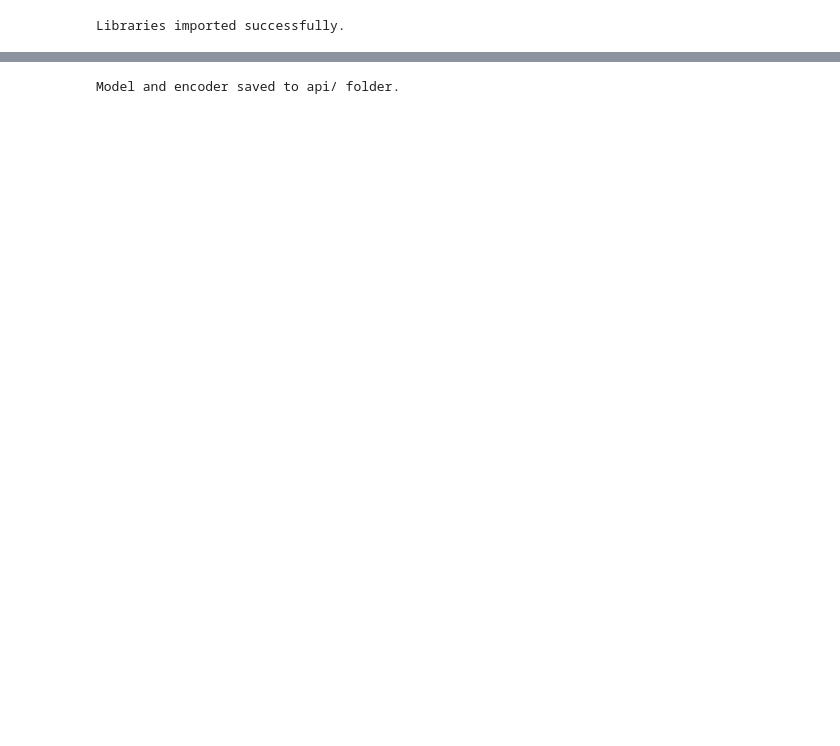
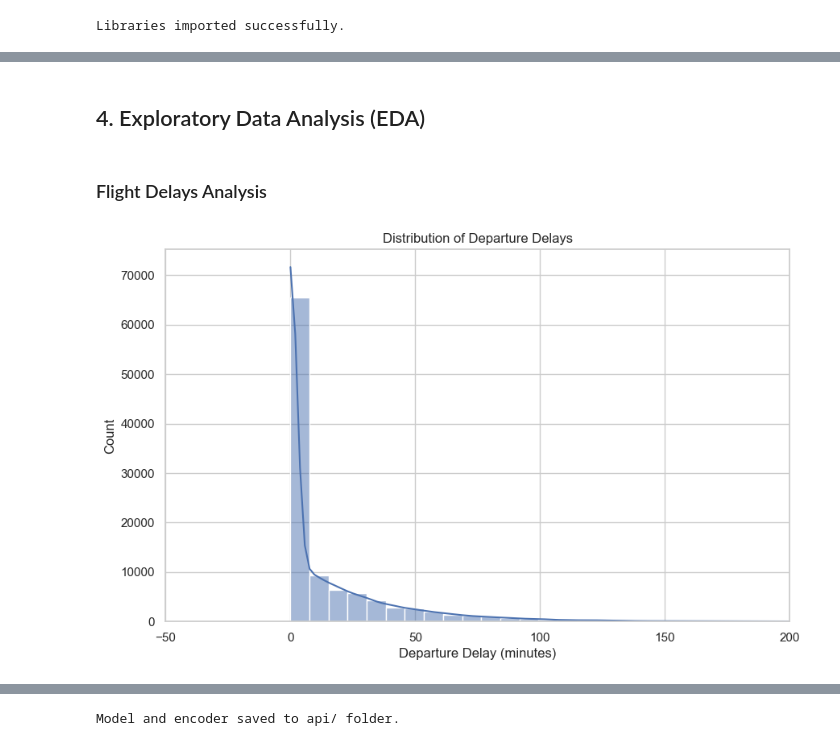
Before and after one commit to Jywong-03/FYP_NeuraSky, a Jupyter notebook: backend_neurasky/train_model.ipynb, the cells around one changed output, grey strips where cells are left out. Saved outputs shown, nothing was run; the diff lists cells and outputs as text; code cells hidden in the pictures; blank space fills up the shorter version.

```diff
--- a/backend_neurasky/train_model.ipynb
+++ b/backend_neurasky/train_model.ipynb
@@ -1,11 +3,19 @@
 # %%
 import pandas as pd
+import numpy as np
+import matplotlib.pyplot as plt
+import seaborn as sns
 import lightgbm as lgb
 from sklearn.model_selection import train_test_split
 from sklearn.preprocessing import OrdinalEncoder
 from sklearn.metrics import accuracy_score, precision_score, recall_score, f1_score
 import joblib
 import os
+import glob
+
+# Set plot style
+sns.set(style="whitegrid")
+plt.rcParams['figure.figsize'] = (12, 6)
 
 print("Libraries imported successfully.")
 # %% [output]
@@ -41,0 +25,19 @@ Data loaded. Total shape: (15000, 61)
+# %%
+# Load all dataset files
+data_files = glob.glob('dataset/Combined_Flights_*.csv')
+print(f"Found {len(data_files)} dataset files: {data_files}")
+
+dataframes = []
+for file in data_files:
+    print(f"Loading {file}...")
+    try:
+        df_temp = pd.read_csv(file)
+        dataframes.append(df_temp)
+    except Exception as e:
+        print(f"Error loading {file}: {e}")
+
+if dataframes:
+    df = pd.concat(dataframes, ignore_index=True)
+    print(f"All data loaded. Total shape: {df.shape}")
+else:
+    print("No data loaded. Please generate the dataset first.")
@@ -41,0 +123,13 @@ Data loaded. Total shape: (15000, 61)
+# %% [markdown]
+## 4. Exploratory Data Analysis (EDA)
+# %% [markdown]
+### Flight Delays Analysis
+# %%
+plt.figure(figsize=(10, 6))
+sns.histplot(df['DepDelay'], bins=50, kde=True)
+plt.title('Distribution of Departure Delays')
+plt.xlabel('Departure Delay (minutes)')
+plt.xlim(-50, 200) # Limit x-axis to focus on common delays
+plt.show()
+# %% [output]
+[figure, added]
```
Also changed, not shown: parts of 27 cells of this notebook, 32 other files.
